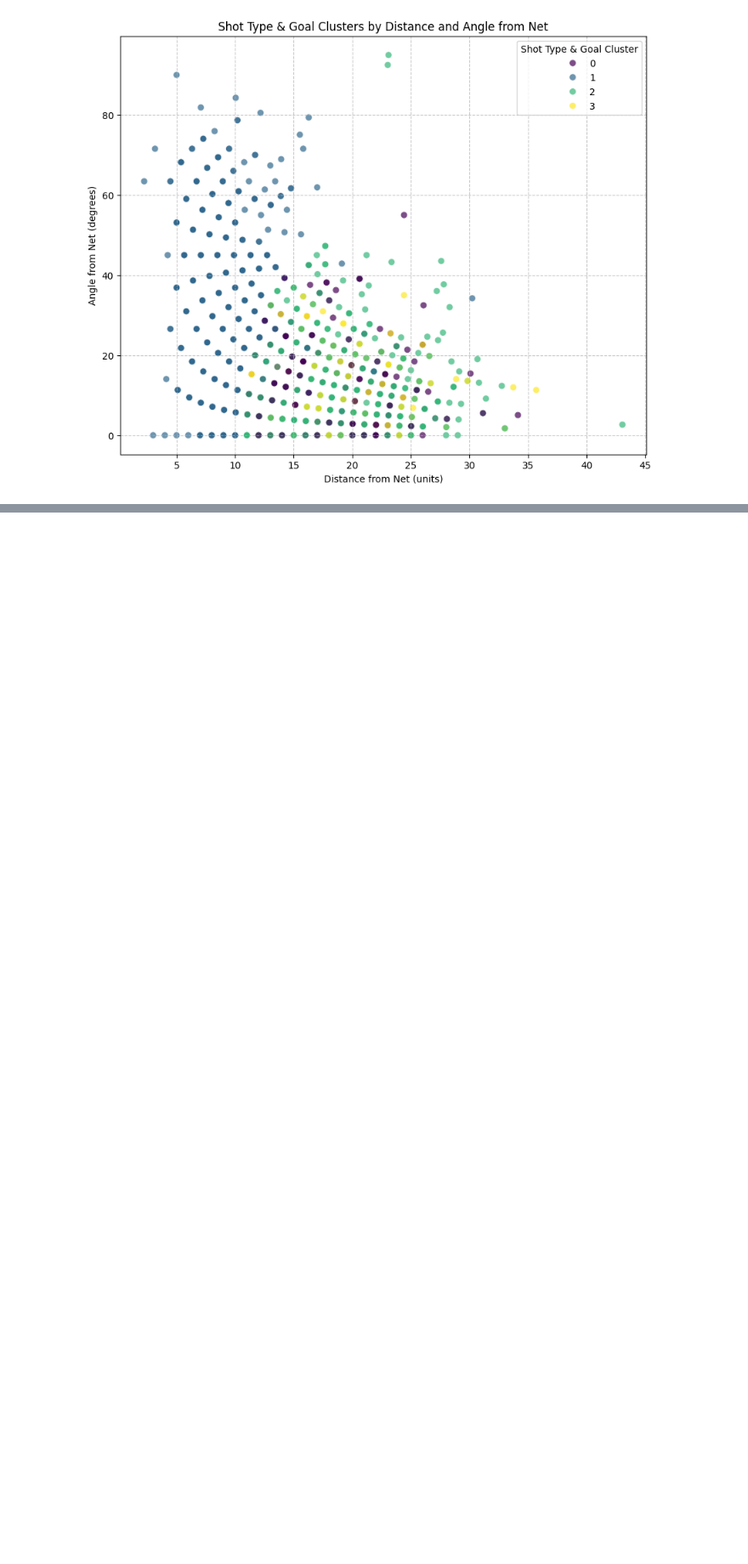
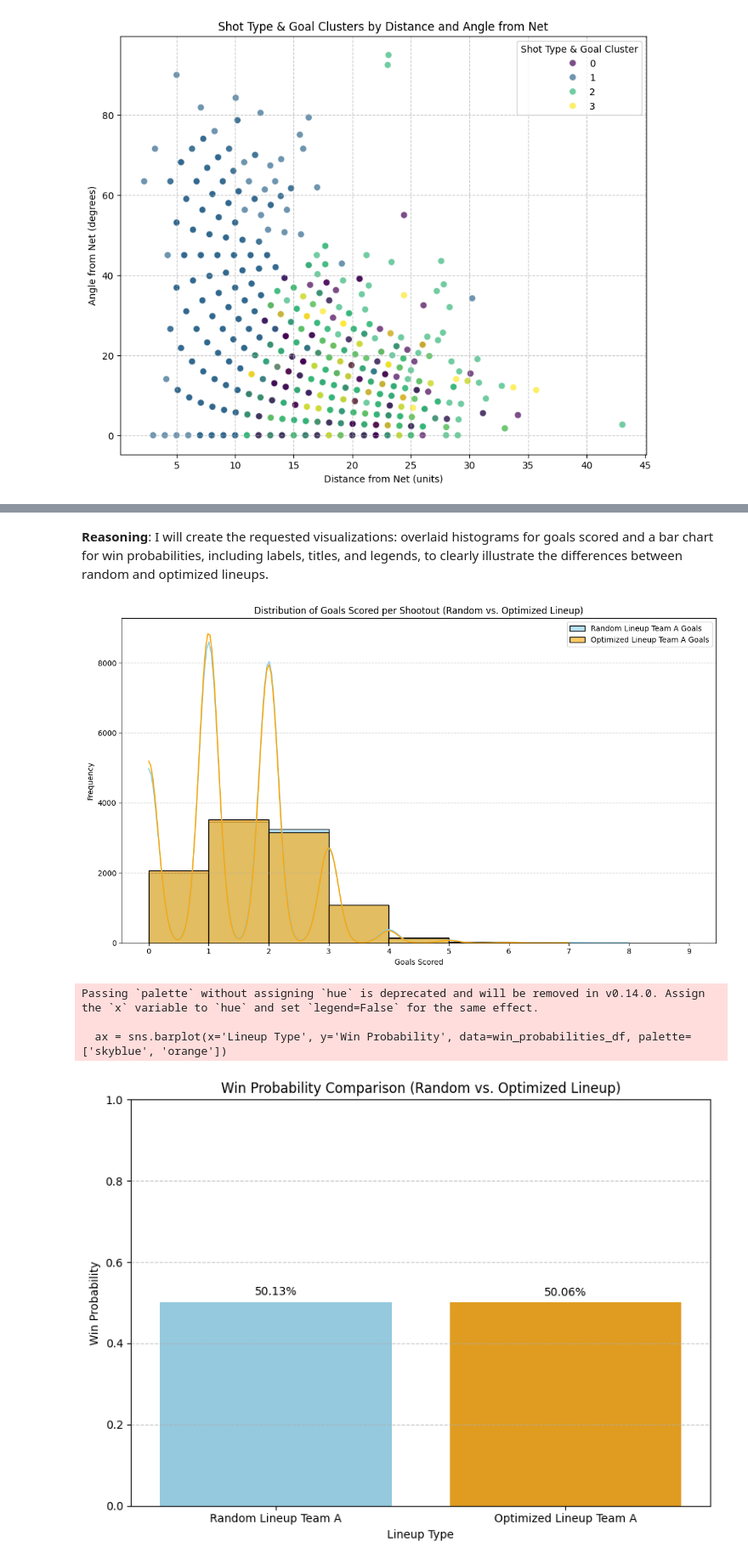
Before and after one commit to Darknight899/Comprehensive-Assessment-, a Jupyter notebook: Capstone_Project.ipynb, the cells around one changed output, grey strips where cells are left out. Shown at 85% size. Saved outputs shown, nothing was run; the diff lists cells and outputs as text; code cells hidden in the pictures; blank space fills up the shorter version.

```diff
--- a/Capstone_Project.ipynb
+++ b/Capstone_Project.ipynb
@@ -1991,0 +2042,16 @@ plt.show()
+# %%
+import numpy as np
+
+# 1. Define the number of shootout attempts per team in a simulated game (e.g., initial 3 shooters)
+num_attempts_per_game = 3
+
+# 2. Define the total number of simulations to run
+num_simulations = 10000  # A sufficiently large number for statistical significance
+
+# 3. Define the number of rounds for tie-breaker in a shootout (e.g., how many pairs of shots after initial rounds)
+# This can be set to a high number to simulate until a winner, or a specific number if the simulation has a limit
+num_rounds_tie_breaker = 100 # Assuming tie-breaker continues for up to 100 rounds if needed
+
+print(f"Number of initial attempts per team per simulated game: {num_attempts_per_game}")
+print(f"Total number of simulations to run: {num_simulations}")
+print(f"Number of tie-breaker rounds to consider (if tied after initial attempts): {num_rounds_tie_breaker}")
@@ -1991,0 +2637,51 @@ plt.show()
+# %% [markdown]
+**Reasoning**:
+I will create the requested visualizations: overlaid histograms for goals scored and a bar chart for win probabilities, including labels, titles, and legends, to clearly illustrate the differences between random and optimized lineups.
+# %%
+import matplotlib.pyplot as plt
+import seaborn as sns
+import pandas as pd
+
+# 1. Overlaid Histograms for Goals Scored
+plt.figure(figsize=(12, 7))
+sns.histplot(random_team_a_goals, color='skyblue', label='Random Lineup Team A Goals', kde=True, alpha=0.6, bins=range(int(max(random_team_a_goals.max(), optimized_team_a_goals.max())) + 2))
+sns.histplot(optimized_team_a_goals, color='orange', label='Optimized Lineup Team A Goals', kde=True, alpha=0.6, bins=range(int(max(random_team_a_goals.max(), optimized_team_a_goals.max())) + 2))
+plt.title('Distribution of Goals Scored per Shootout (Random vs. Optimized Lineup)')
+plt.xlabel('Goals Scored')
+plt.ylabel('Frequency')
+plt.xticks(range(int(max(random_team_a_goals.max(), optimized_team_a_goals.max())) + 2))
+plt.legend()
+plt.grid(axis='y', linestyle='--', alpha=0.7)
+plt.tight_layout()
+plt.show()
+
+# 2. Bar Chart for Win Probabilities
+win_probabilities_df = pd.DataFrame({
+    'Lineup Type': ['Random Lineup Team A', 'Optimized Lineup Team A'],
+    'Win Probability': [random_win_prob_a, optimized_win_prob_a]
+})
+
+plt.figure(figsize=(8, 6))
+ax = sns.barplot(x='Lineup Type', y='Win Probability', data=win_probabilities_df, palette=['skyblue', 'orange'])
+plt.title('Win Probability Comparison (Random vs. Optimized Lineup)')
+plt.xlabel('Lineup Type')
+plt.ylabel('Win Probability')
+plt.ylim(0, 1) # Win probability is between 0 and 1
+
+# Add percentage labels on top of the bars
+for p in ax.patches:
+    ax.annotate(f'{p.get_height():.2%}',
+               (p.get_x() + p.get_width() / 2., p.get_height()),
+               ha='center', va='center',
+               xytext=(0, 9),
+               textcoords='offset points')
+
+plt.grid(axis='y', linestyle='--', alpha=0.7)
+plt.tight_layout()
+plt.show()
+# %% [output]
+[figure, added]
+Passing `palette` without assigning `hue` is deprecated and will be removed in v0.14.0. Assign the `x` variable to `hue` and set `legend=False` for the same effect.
+
+  ax = sns.barplot(x='Lineup Type', y='Win Probability', data=win_probabilities_df, palette=['skyblue', 'orange'])
+[figure, added]
```
Also changed, not shown: parts of 33 cells of this notebook.
